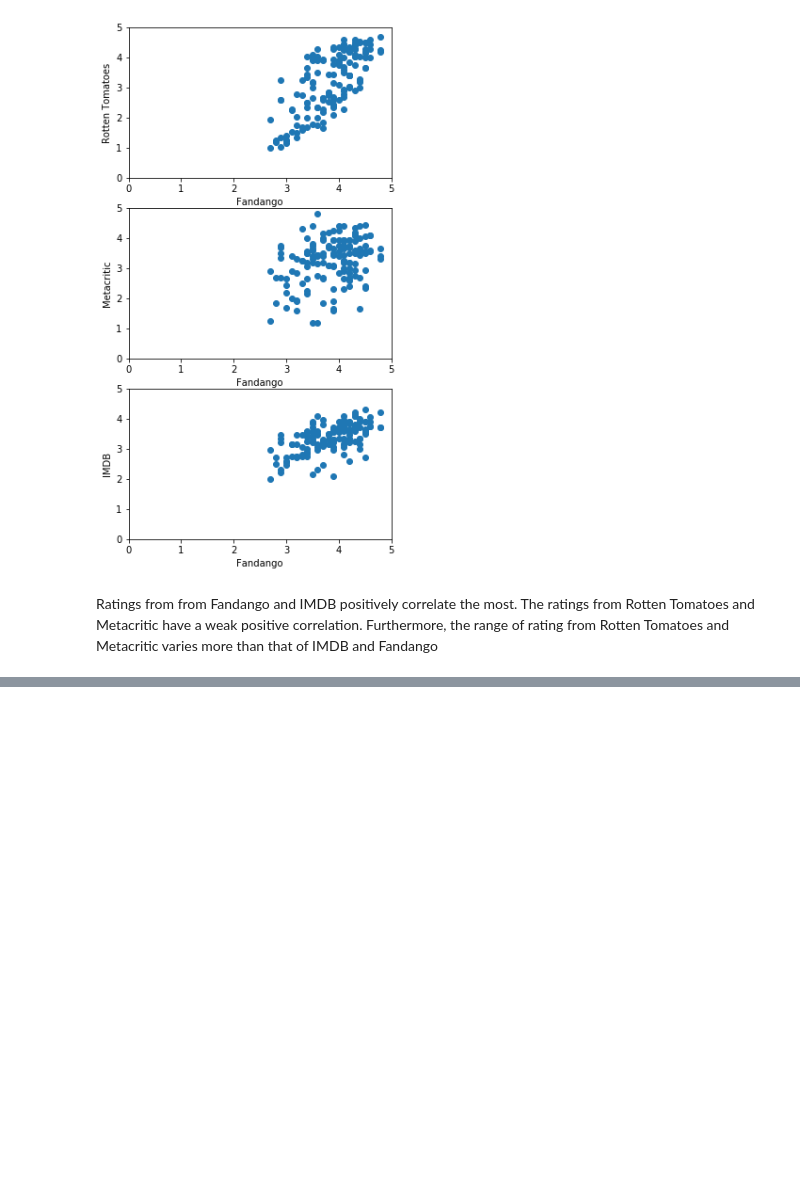
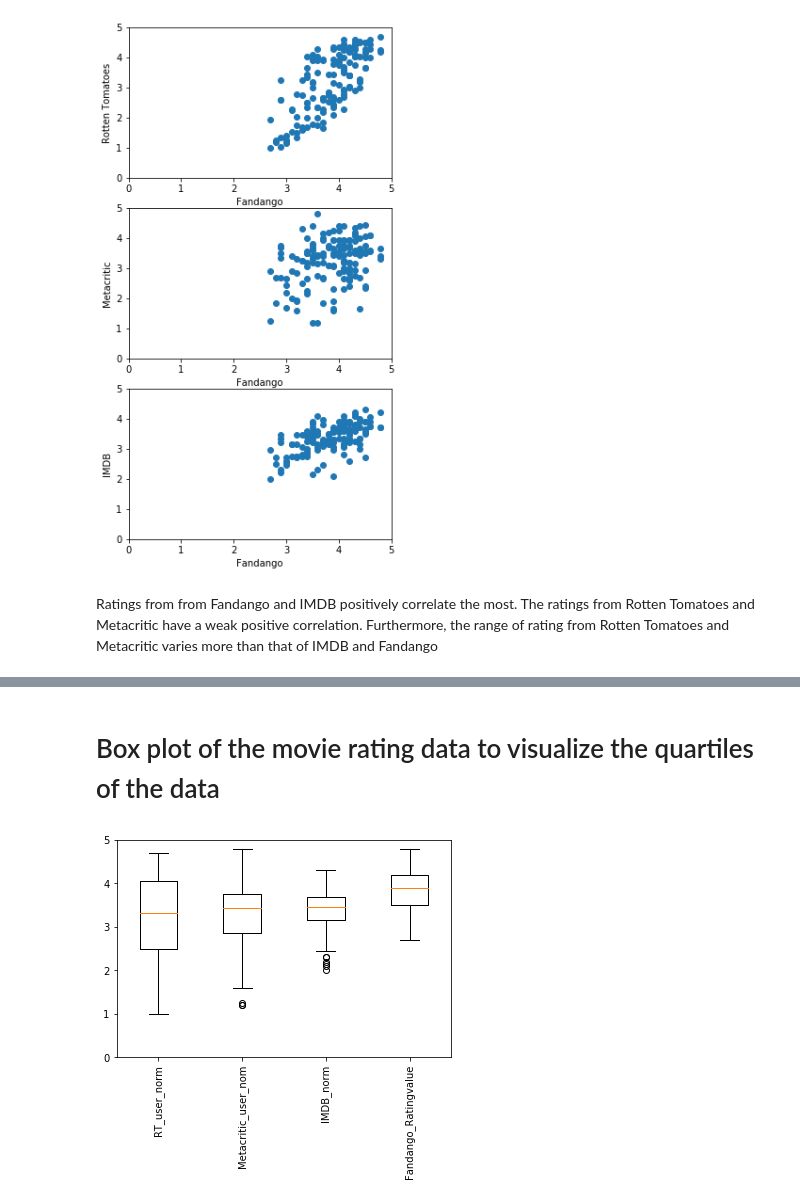
Before and after one commit to kalingwu/Dataquest-Projects, a Jupyter notebook: movie_rating_bias/rating_bias.ipynb, the cells around one changed output, grey strips where cells are left out. Cells and saved outputs as stored; diff of their text form; code cells hidden in the pictures; blank space fills up the shorter version.

```diff
--- a/movie_rating_bias/rating_bias.ipynb
+++ b/movie_rating_bias/rating_bias.ipynb
@@ -111,0 +182,11 @@ Ratings from from Fandango and IMDB positively correlate the most. The ratings f
+# %% [markdown]
+# Box plot of the movie rating data to visualize the quartiles of the data
+# %%
+num_cols = ['RT_user_norm', 'Metacritic_user_nom', 'IMDB_norm', 'Fandango_Ratingvalue']
+fig, ax = plt.subplots()
+ax.boxplot(norm_reviews[num_cols].values) #nparray.values() is used to return a multi-dimensional numpy array
+ax.set_ylim(0,5)
+ax.set_xticklabels(num_cols,rotation = 90) #list notation is used inside ()
+plt.show()
+# %% [output]
+[figure, added]
```
Also changed, not shown: parts of 10 cells of this notebook.
